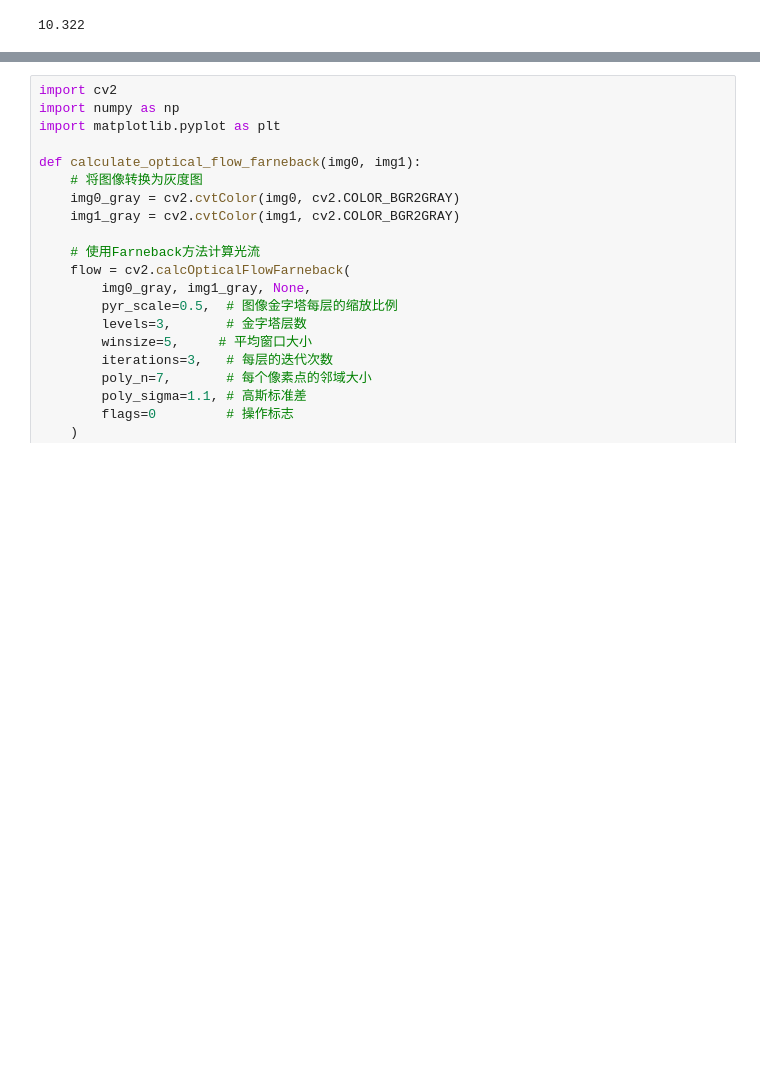
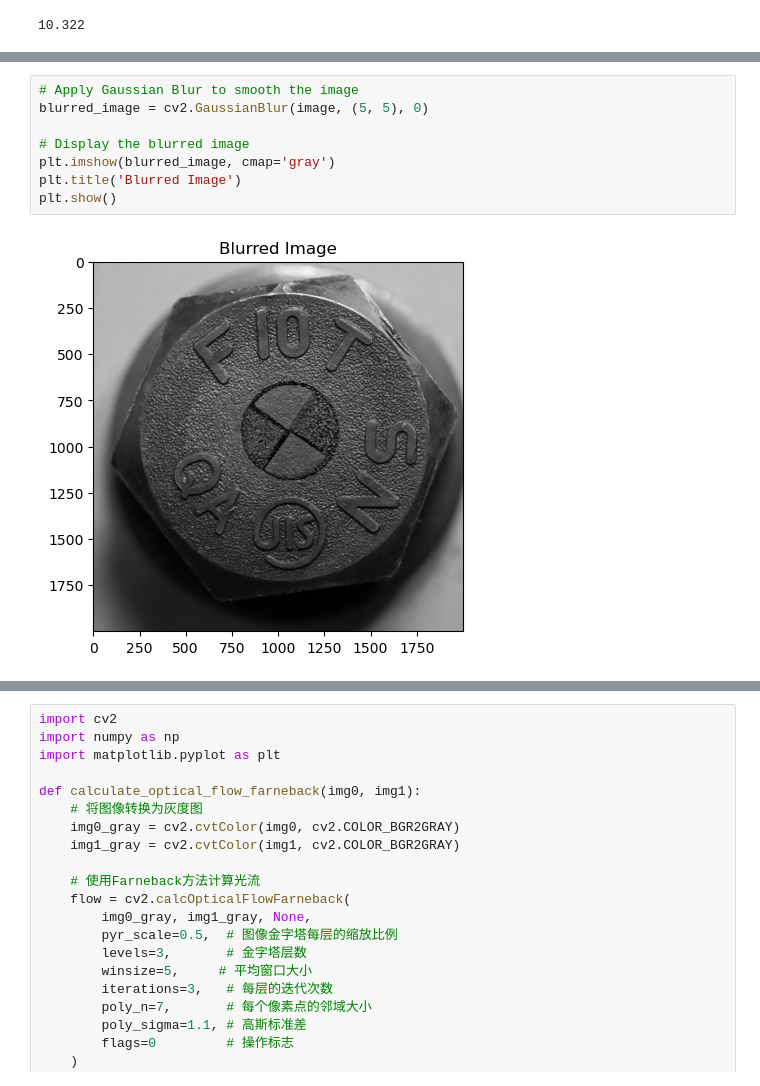
Before and after one commit to ChenYu-K/boltpd, a Jupyter notebook: test.ipynb, the cells around one changed output, grey strips where cells are left out. Cells and saved outputs as stored; diff of their text form; blank space fills up the shorter version.

```diff
--- a/test.ipynb
+++ b/test.ipynb
@@ -137,0 +136,10 @@ print(opticalflowimg)
+# %%
+# Apply Gaussian Blur to smooth the image
+blurred_image = cv2.GaussianBlur(image, (5, 5), 0)
+
+# Display the blurred image
+plt.imshow(blurred_image, cmap='gray')
+plt.title('Blurred Image')
+plt.show()
+# %% [output]
+[figure, added]
```
Also changed, not shown: parts of 3 cells of this notebook, 9 other files.
